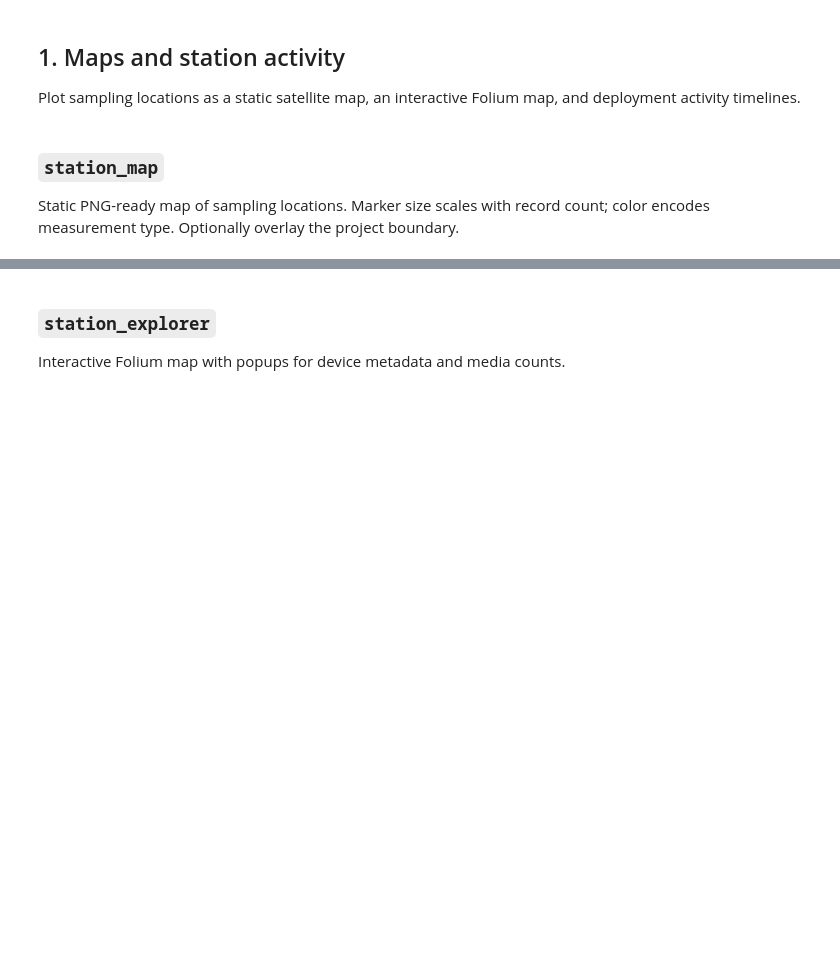
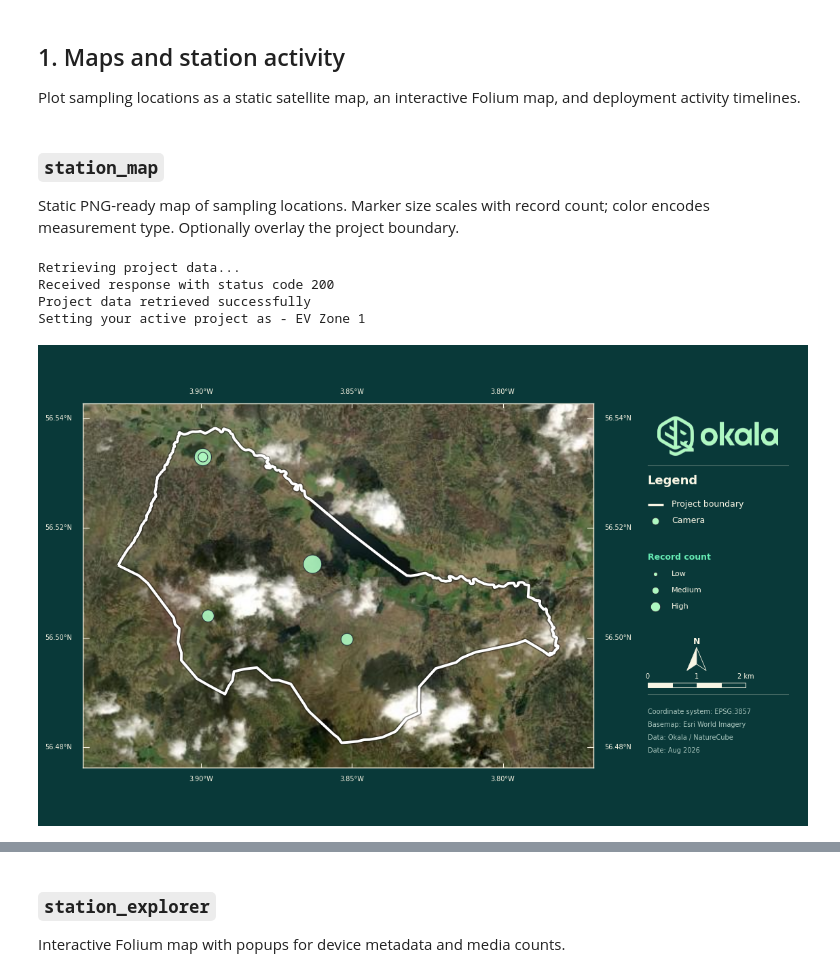
Before and after one commit to Okala-Ltd/NatureCubePy, a Jupyter notebook: tutorials/04_visualization.ipynb, the cells around one changed output, grey strips where cells are left out. Drawn from its saved outputs; the diff is of its cells as text; code cells hidden in the pictures; blank space fills up the shorter version.

Commit message:
updates to plots and template folder reorg

```diff
--- a/tutorials/04_visualization.ipynb
+++ b/tutorials/04_visualization.ipynb
@@ -33,8 +33,8 @@ from naturecubepy.viz import (
 )
 # %%
 # Retrieve API key and set up authentication headers
-api_key = get_key("SL_GER_SIT")
-hdr = auth_headers(api_key, "http://127.0.0.1:8000/api/")
+api_key = get_key("EV1_PROD")
+hdr = auth_headers(api_key, "https://naturecube.io/api/")
 # %% [markdown]
 ## Load observation data
 
@@ -62,12 +72,17 @@ Static PNG-ready map of sampling locations. Marker size scales with record count
 # %%
 boundary = get_project_boundary(hdr)
 
 fig = station_map(
     stations,
     measurement_type="all",
     project_boundary=boundary,
 )
-fig
+# %% [output]
+Retrieving project data...
+Received response with status code 200
+Project data retrieved successfully
+Setting your active project as - EV Zone 1
+[figure, added]
 # %%
 # Sensor-specific static maps
 for sensor in ["Camera", "Bioacoustic", "eDNA"]:
```
Also changed, not shown: parts of 15 cells of this notebook, 32 other files.
